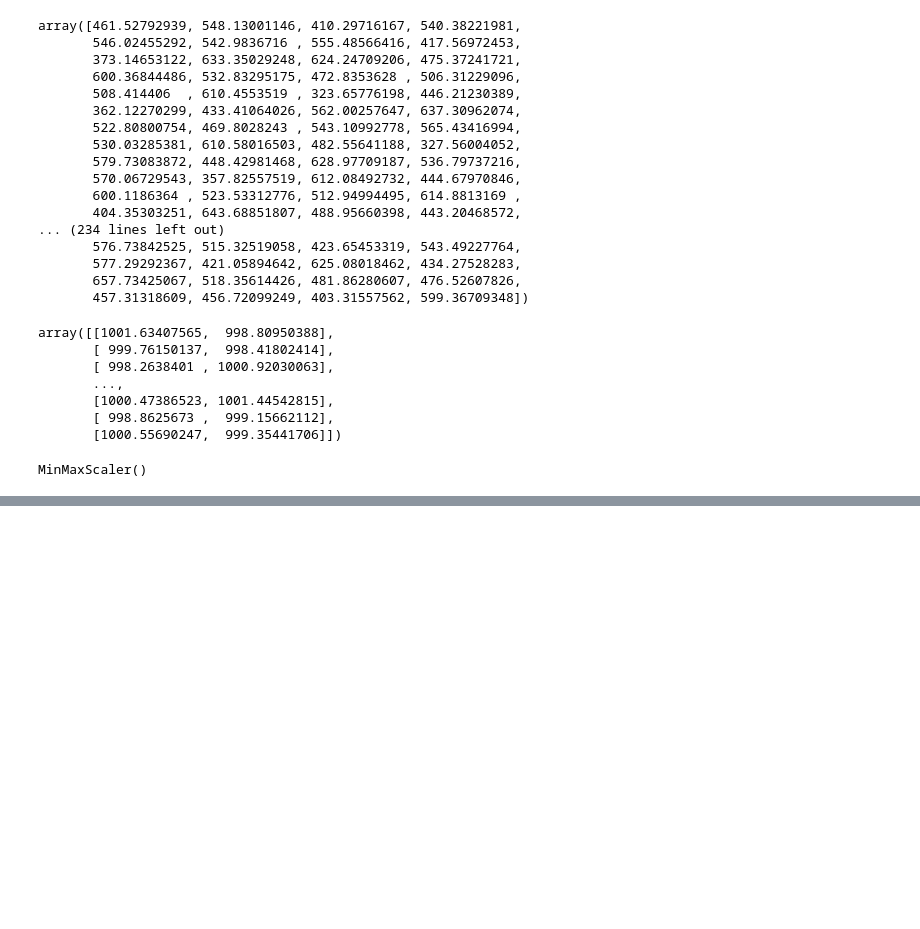
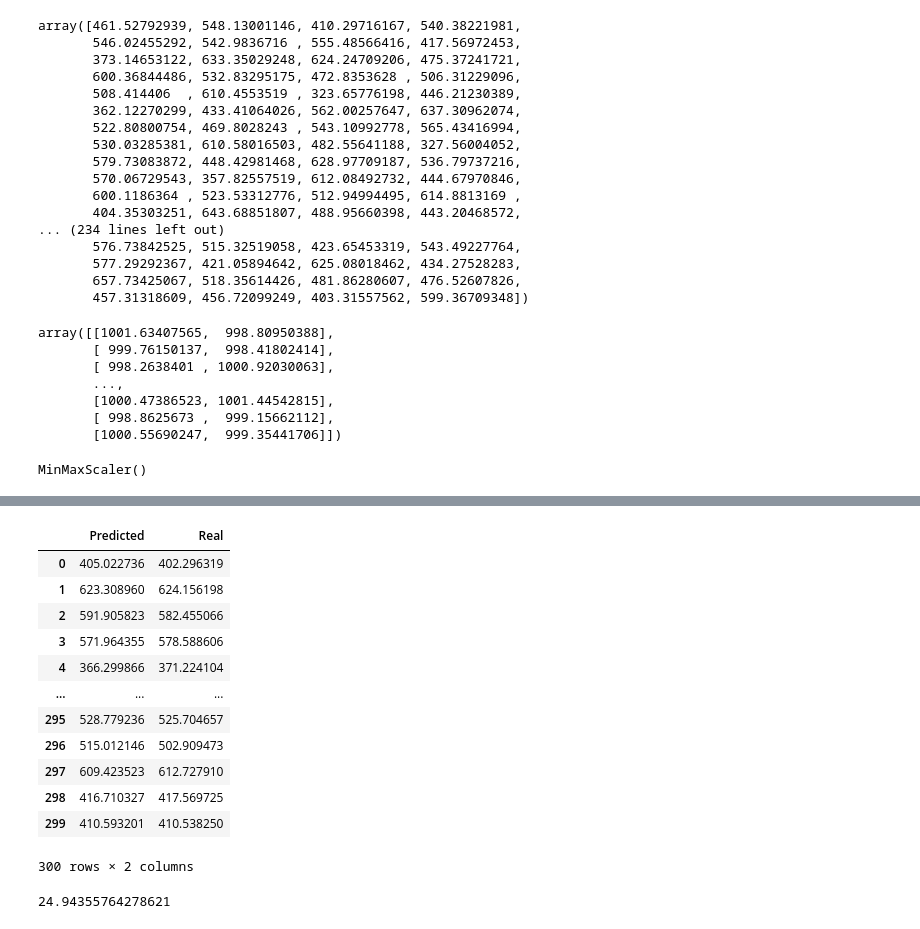
Before and after one commit to KavinduGD/ML_Tensorflow, a Jupyter notebook: ANN/ANN Notebook.ipynb, the cells around one changed output, grey strips where cells are left out. Cells and saved outputs as stored; diff of their text form; code cells hidden in the pictures; blank space fills up the shorter version.

```diff
--- a/ANN/ANN Notebook.ipynb
+++ b/ANN/ANN Notebook.ipynb
@@ -133,0 +187,20 @@ model.evaluate(X_train,y_train)
+# %%
+test_df
+# %% [output]
+|  | Predicted | Real |
+| 0 | 405.022736 | 402.296319 |
+| 1 | 623.308960 | 624.156198 |
+| 2 | 591.905823 | 582.455066 |
+| 3 | 571.964355 | 578.588606 |
+| 4 | 366.299866 | 371.224104 |
+| ... | ... | ... |
+| 295 | 528.779236 | 525.704657 |
+| 296 | 515.012146 | 502.909473 |
+| 297 | 609.423523 | 612.727910 |
+| 298 | 416.710327 | 417.569725 |
+| 299 | 410.593201 | 410.538250 |
+300 rows × 2 columns
+# %%
+(((test_df["Predicted"] - test_df["Real"])**2).sum())/(len(test_df))
+# %% [output]
+24.94355764278621
```
Also changed, not shown: parts of 28 cells of this notebook, 1 other file.
